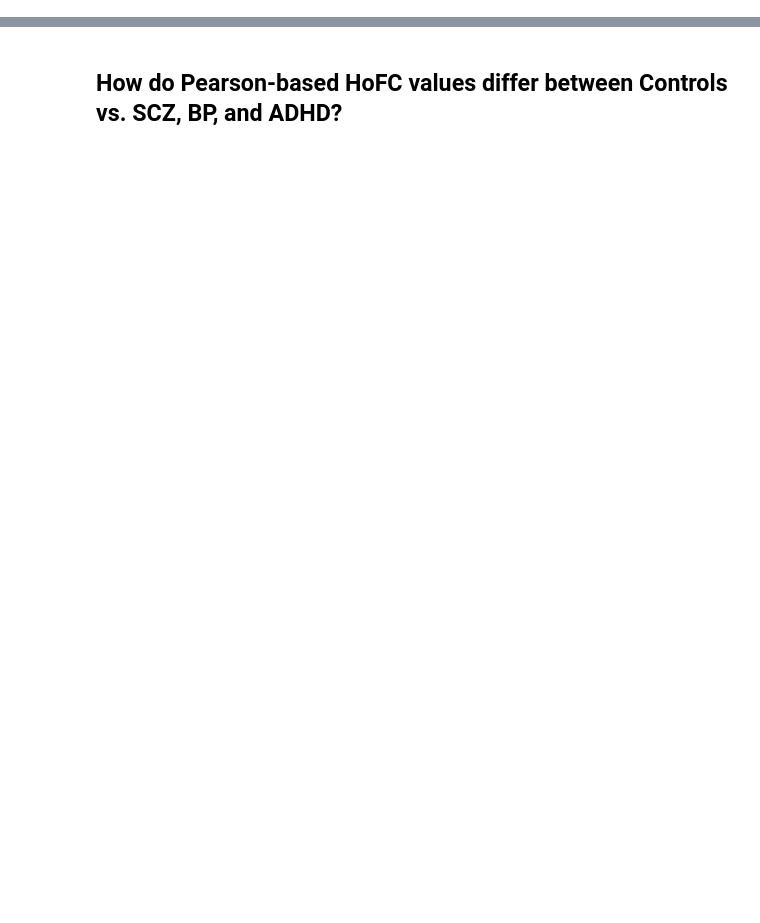
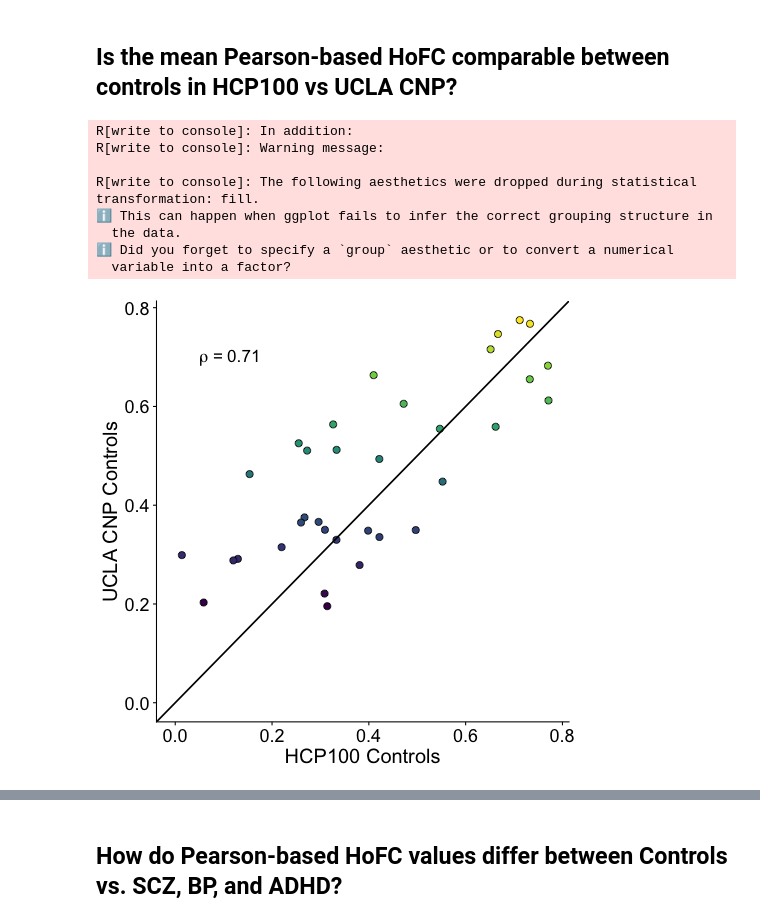
Before and after one commit to DynamicsAndNeuralSystems/Directed_information_fMRI, a Jupyter notebook: data_visualization/neuropsych_HoFC.ipynb, the cells around one changed output, grey strips where cells are left out. Drawn from its saved outputs; the diff is of its cells as text; code cells hidden in the pictures; blank space fills up the shorter version.

```diff
--- a/data_visualization/neuropsych_HoFC.ipynb
+++ b/data_visualization/neuropsych_HoFC.ipynb
@@ -64,15 +91,21 @@ UCLA_CNP_Pearson_HoFC_mean = (UCLA_CNP_Pearson_HoFC
+# %%
+All_Pearson_HoFC = pd.concat([HCP100_Pearson_HoFC, UCLA_CNP_Pearson_HoFC]).assign(SPI = "cov_EmpiricalCovariance")
+All_Pearson_HoFC_mean = All_Pearson_HoFC.groupby(["Diagnosis", "base_region"])['value'].mean().reset_index().rename(columns={"value": "Mean_Pearson_R"})
+
+All_DI_gaussian_HoFC = pd.concat([HCP100_DI_gaussian_HoFC, UCLA_CNP_DI_gaussian_HoFC]).assign(SPI = "di_gaussian")
+All_DI_gaussian_HoFC_mean = All_DI_gaussian_HoFC.groupby(["Diagnosis", "base_region", 'hemi_from', 'hemi_to'])['value'].mean().reset_index().rename(columns={"value": "Mean_DI_gaussian"})
 # %%
-%%R -i UCLA_CNP_Pearson_HoFC_mean
+%%R -i All_Pearson_HoFC_mean
 
-min_Pearson_R = min(UCLA_CNP_Pearson_HoFC_mean$Mean_Pearson_R)
-max_Pearson_R = max(UCLA_CNP_Pearson_HoFC_mean$Mean_Pearson_R)
+min_Pearson_R = min(All_Pearson_HoFC_mean$Mean_Pearson_R)
+max_Pearson_R = max(All_Pearson_HoFC_mean$Mean_Pearson_R)
 
 ### Pearson FC in brain ###
 dx_plot_list <- list()
-for (dx in unique(UCLA_CNP_Pearson_HoFC_mean$Diagnosis)) {
-    dx_plot <- UCLA_CNP_Pearson_HoFC_mean %>%
+for (dx in c("HCP100", "Control", "SCZ", "BP", "ADHD")) {
+    dx_plot <- All_Pearson_HoFC_mean %>%
       filter(Diagnosis==dx) %>%
-      mutate(label = glue("lh_{Base_Region}")) %>%
+      mutate(label = glue("lh_{base_region}")) %>%
       left_join(., as_tibble(dk)) %>%
       ggseg(atlas = dk, mapping = aes(fill = Mean_Pearson_R),
             position = "stacked", colour = "black", hemisphere="left",
@@ -104,0 +152,34 @@ merging atlas and data by 'label', 'atlas', 'type', 'hemi', 'side', 'region', 'r
+# %% [markdown]
+## Is the mean Pearson-based HoFC comparable between controls in HCP100 vs UCLA CNP?
+# %%
+%%R -i All_Pearson_HoFC_mean
+
+All_Pearson_HoFC_mean %>%
+    filter(Diagnosis %in% c("HCP100", "Control")) %>%
+    pivot_wider(names_from="Diagnosis", values_from="Mean_Pearson_R") %>%
+    filter(!is.na(HCP100)) %>%ggplot(data=., mapping=aes(x=HCP100, y=Control, fill=Control)) +
+    geom_point(color='black', shape=21, size=3) +
+    scale_fill_viridis_c() +
+    xlab("HCP100 Controls") +
+    ylab("UCLA CNP Controls") +
+    # geom_smooth(method="lm", se=FALSE, color='black', linewidth=0.8) +
+    geom_abline(intercept=0, slope=1, color='black', linewidth=0.8) +
+    scale_x_continuous(limits=c(0, max_Pearson_R)) +
+    scale_y_continuous(limits=c(0, max_Pearson_R)) +
+    ggpubr::stat_cor(method="spearman", cor.coef.name="rho", aes(label=..r.label..), size=6, label.x=0.05, label.y=0.7) +
+    theme(strip.background = element_blank(),
+            strip.text.x = element_text(face='bold', size=18),
+            axis.title = element_text(size=20),
+            axis.text = element_text(size=18),
+          legend.position = "none")
+# ggsave("../plots/neuropsych_cases/Control_HCP100_vs_UCLA_CNP_Pearson_HoFC.svg", width=3.25, height=3, dpi=300, units='in')
+# %% [output]
+R[write to console]: In addition:
+R[write to console]: Warning message:
+
+R[write to console]: The following aesthetics were dropped during statistical transformation: fill.
+ℹ This can happen when ggplot fails to infer the correct grouping structure in
+  the data.
+ℹ Did you forget to specify a `group` aesthetic or to convert a numerical
+  variable into a factor?
+[figure, added]
```
Also changed, not shown: parts of 15 cells of this notebook, 22 other files.
